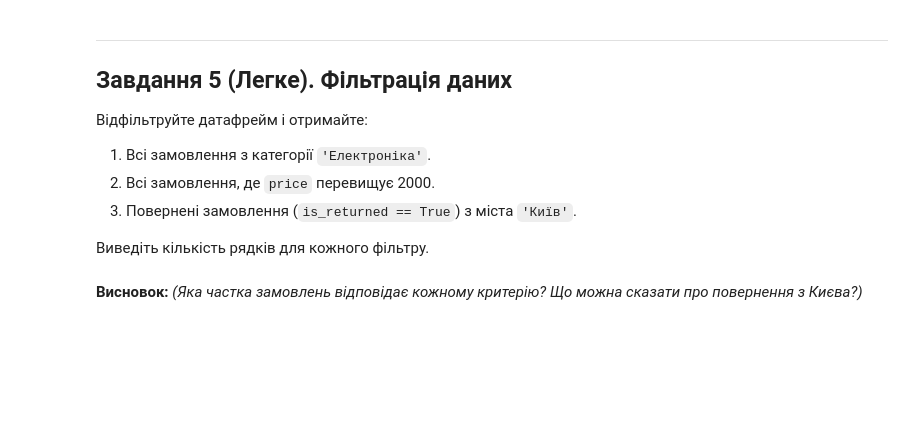
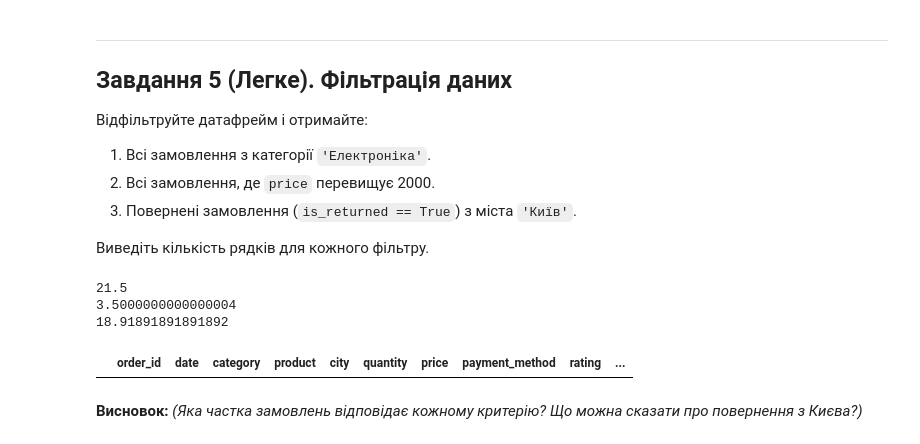
Before and after one commit to edik06031-rgb/DTA_2026, a Jupyter notebook: HW/pandas_tasks_beginners_DTA.ipynb, the cells around one changed output. Saved outputs shown, nothing was run; the diff lists cells and outputs as text; code cells hidden in the pictures; blank space fills up the shorter version.

```diff
--- a/HW/pandas_tasks_beginners_DTA.ipynb
+++ b/HW/pandas_tasks_beginners_DTA.ipynb
@@ -100,3 +185,18 @@ print('Колонки:', list(df.columns))
+# %%
+# Ваш код тут
+print(len(df[df['category']== 'Електроніка'])/df.shape[0]*100)
+#print(df.shape,df.size,len(df))
+#df[df['price'] > 2000]
+print(df[(df['is_returned']== True) & (df['city']== 'Київ')].shape[0]/df.shape[0]*100)
+print(df[(df['is_returned']== True) & (df['city']== 'Київ')].shape[0]/df[df['city']== 'Київ'].shape[0]*100)
+
+df[df['price']>2000]
+df[(df['is_returned']==True) & df['city'] == 'Київ']
+# %% [output]
+21.5
+3.5000000000000004
+18.91891891891892
+|  | order_id | date | category | product | city | quantity | price | payment_method | rating | ... |
 # %% [markdown]
 **Висновок:** *(Яка частка замовлень відповідає кожному критерію? Що можна сказати про повернення з Києва?)*
 # %% [markdown]
```
Also changed, not shown: parts of 10 cells of this notebook.
